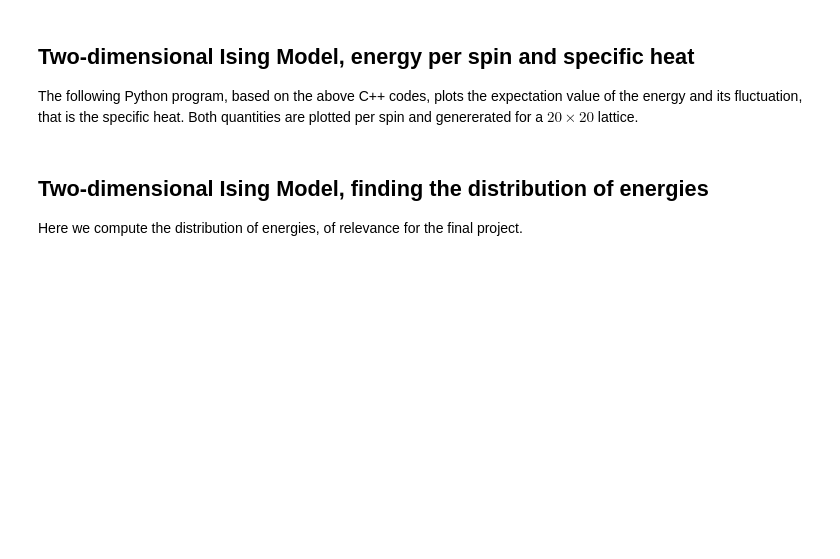
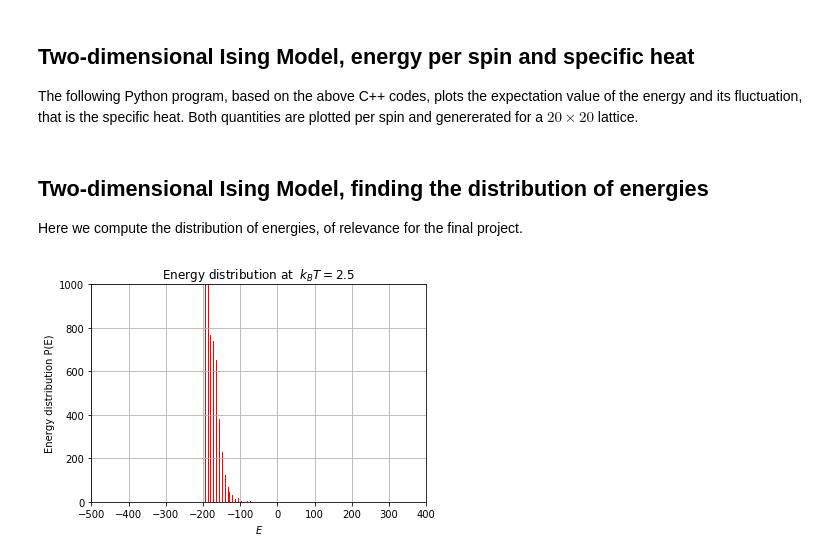
Before and after one commit to CompPhysics/ComputationalPhysicsMSU, a Jupyter notebook: doc/pub/statphys/ipynb/statphys.ipynb, the cells around one changed output. Cells and saved outputs as stored; diff of their text form; code cells hidden in the pictures; blank space fills up the shorter version.

```diff
--- a/doc/pub/statphys/ipynb/statphys.ipynb
+++ b/doc/pub/statphys/ipynb/statphys.ipynb
@@ -1448,34 +1448,36 @@ def monteCarlo(Energies, temp, NSpins, MCcycles):
             deltaE = 2*spin_matrix.item(x,y)*\
                      (spin_matrix.item(periodic(x,NSpins,-1), y) +\
                       spin_matrix.item(periodic(x,NSpins,1),  y) +\
                       spin_matrix.item(x, periodic(y,NSpins,-1)) +\
                       spin_matrix.item(x, periodic(y,NSpins,1)))
             if np.random.random() <= w[deltaE+8]:
                 #Accept!
                 spin_matrix[x,y] *= -1
                 E += deltaE
 
         #Update expectation values
         Energies[i]    += E
 
 # Main program
 
 # Define number of spins
-NSpins = 20
+NSpins = 10
 # Define number of Monte Carlo cycles
 MCcycles = 10000
 # temperature steps, initial temperature, final temperature
-Temp = 2.5
+Temp = 2.0
 # Declare arrays that hold averages
 Energies       = np.zeros(MCcycles)
 # Obtain the energies to construct the diagram
 monteCarlo(Energies,Temp,NSpins,MCcycles)
 
-n, bins, patches = plt.hist(Energies, 100, facecolor='green')
+n, bins, patches = plt.hist(Energies, 100, facecolor='red')
 
 plt.xlabel('$E$')
 plt.ylabel('Energy distribution P(E)')
 plt.title(r'Energy distribution at  $k_BT=2.5$')
-plt.axis([-800, -300, 0, 500])
+plt.axis([-500, 400, 0, 1000])
 plt.grid(True)
 plt.show()
+# %% [output]
+[figure, added]
```
Also changed, not shown: 6 other files.
